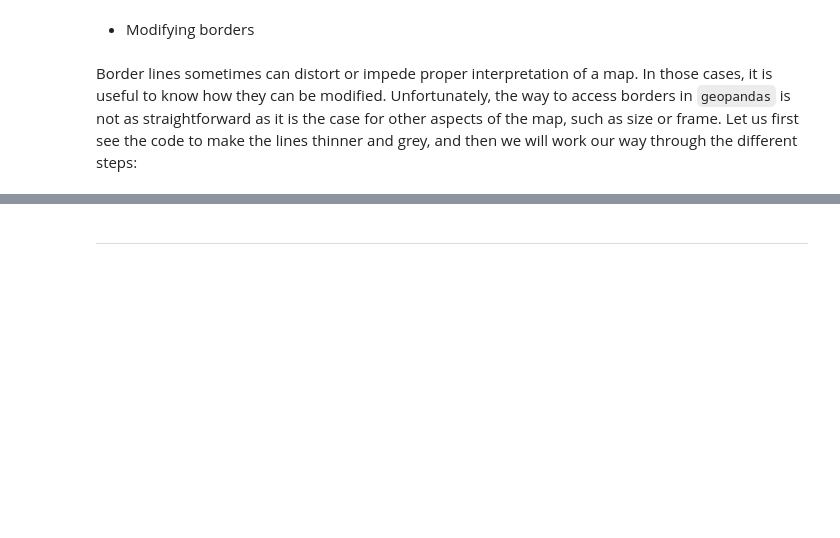
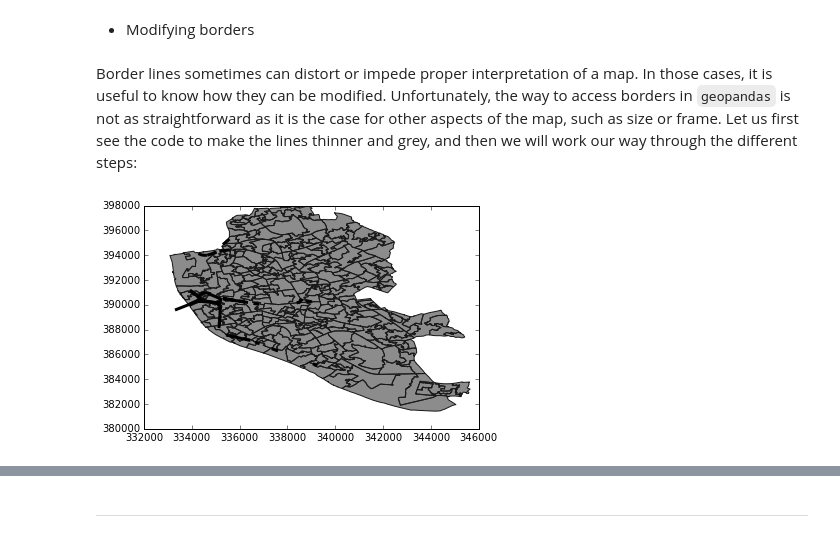
Before and after one commit to darribas/gds15, a Jupyter notebook: content/labs/lab_03.ipynb, the cells around one changed output, grey strips where cells are left out. Cells and saved outputs as stored; diff of their text form; code cells hidden in the pictures; blank space fills up the shorter version.

```diff
--- a/content/labs/lab_03.ipynb
+++ b/content/labs/lab_03.ipynb
@@ -170,3 +172,13 @@ plt.show()
 * Modifying borders
 # %% [markdown]
 Border lines sometimes can distort or impede proper interpretation of a map. In those cases, it is useful to know how they can be modified. Unfortunately, the way to access borders in `geopandas` is not as straightforward as it is the case for other aspects of the map, such as size or frame. Let us first see the code to make the lines thinner and grey, and then we will work our way through the different steps:
+# %%
+f, ax = plt.subplots(1)
+#lsoas.plot(linewidth=3, axes=ax, facecolor='red')
+for poly in lsoas.geometry:
+    gpd.plotting.plot_multipolygon(ax, poly, alpha=0.5, linewidth=1, facecolor='0.1', edgecolor='0.1')
+for line in rwy_tun.geometry:
+    gpd.plotting.plot_multilinestring(ax, line, color='k', linewidth=3)
+plt.show()
+# %% [output]
+[figure, added]
```
Also changed, not shown: parts of 12 cells of this notebook.
